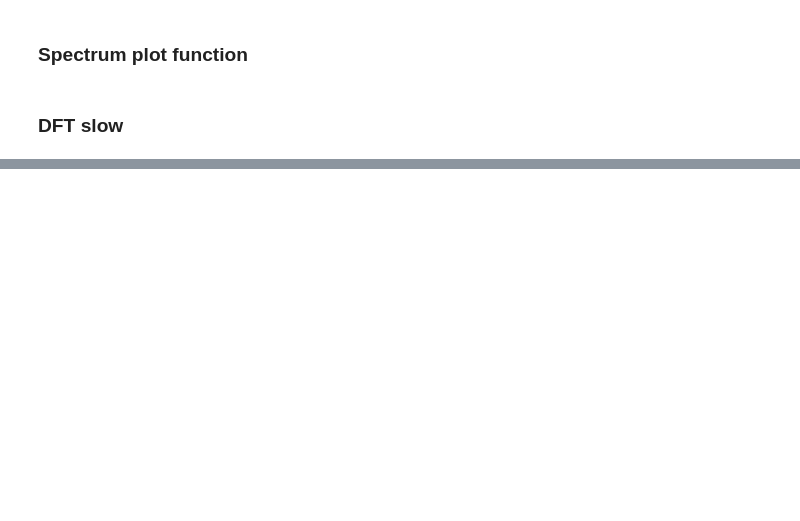
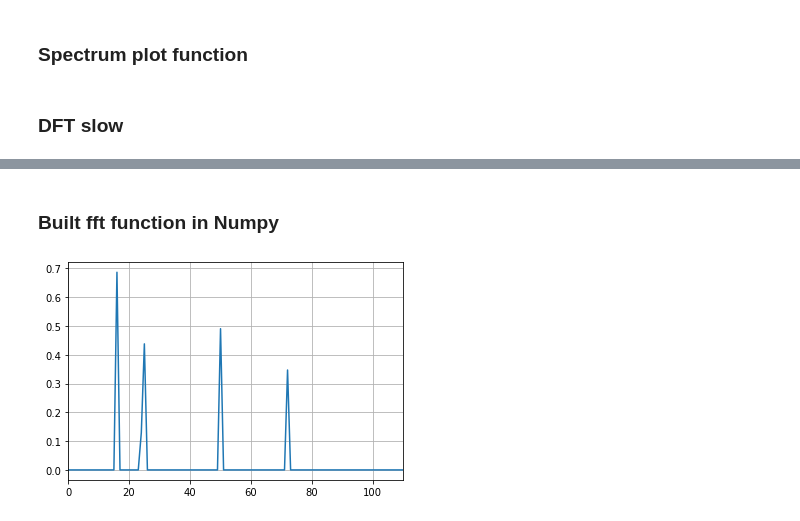
Before and after one commit to LukaszSzarecki/audio_python, a Jupyter notebook: jupyters/fft_spectrums.ipynb, the cells around one changed output, grey strips where cells are left out. Saved outputs shown, nothing was run; the diff lists cells and outputs as text; code cells hidden in the pictures; blank space fills up the shorter version.

```diff
--- a/jupyters/fft_spectrums.ipynb
+++ b/jupyters/fft_spectrums.ipynb
@@ -72,0 +90,7 @@ array([15, 21, 41, 74, 93])
+# %% [markdown]
+### Built fft function in Numpy
+# %%
+y_fft_np = np.fft.fft(sig1.y)
+show_spectrum_plot(y_fft_np)
+# %% [output]
+[figure, added]
```
Also changed, not shown: parts of 8 cells of this notebook.
